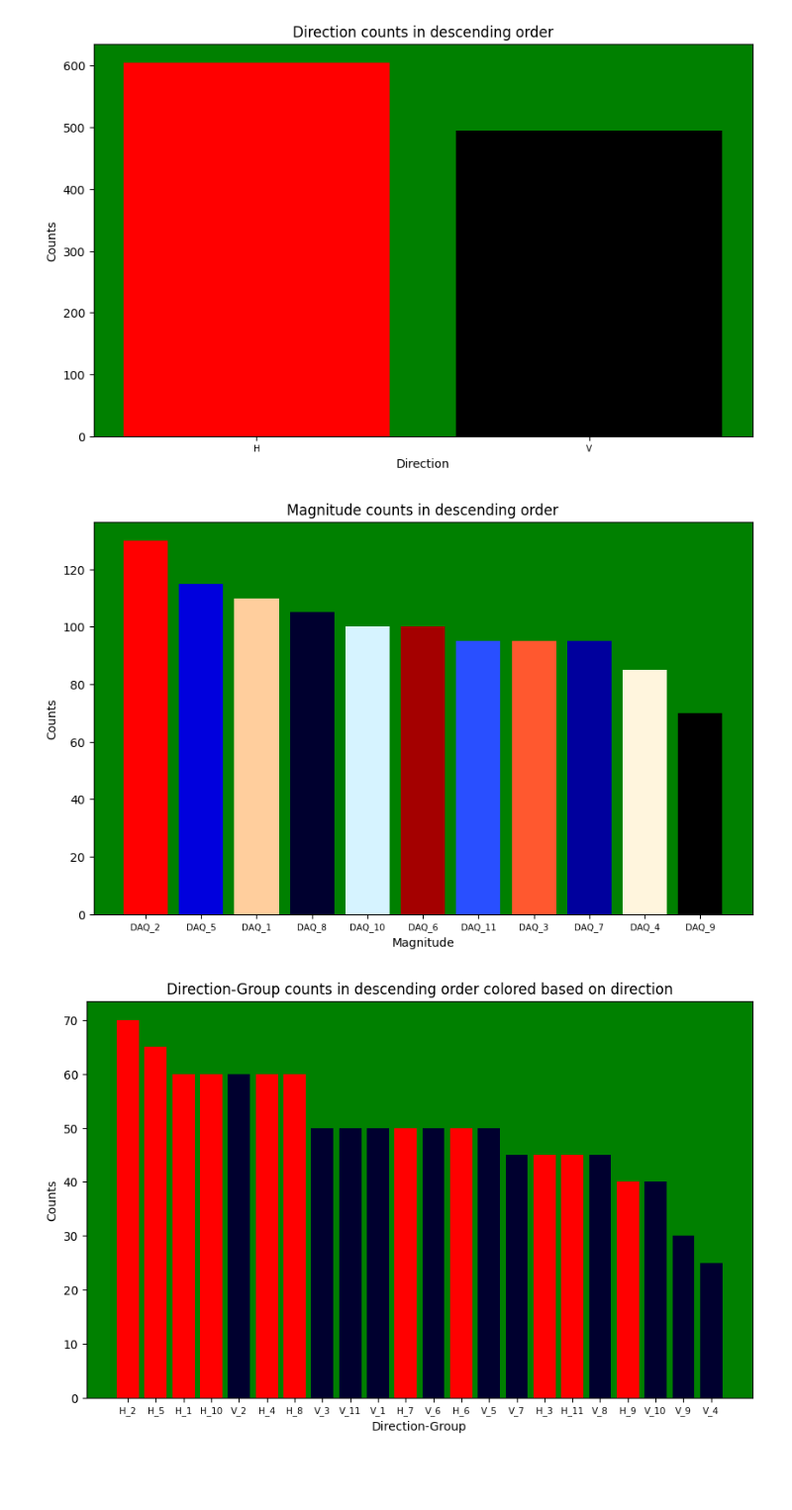
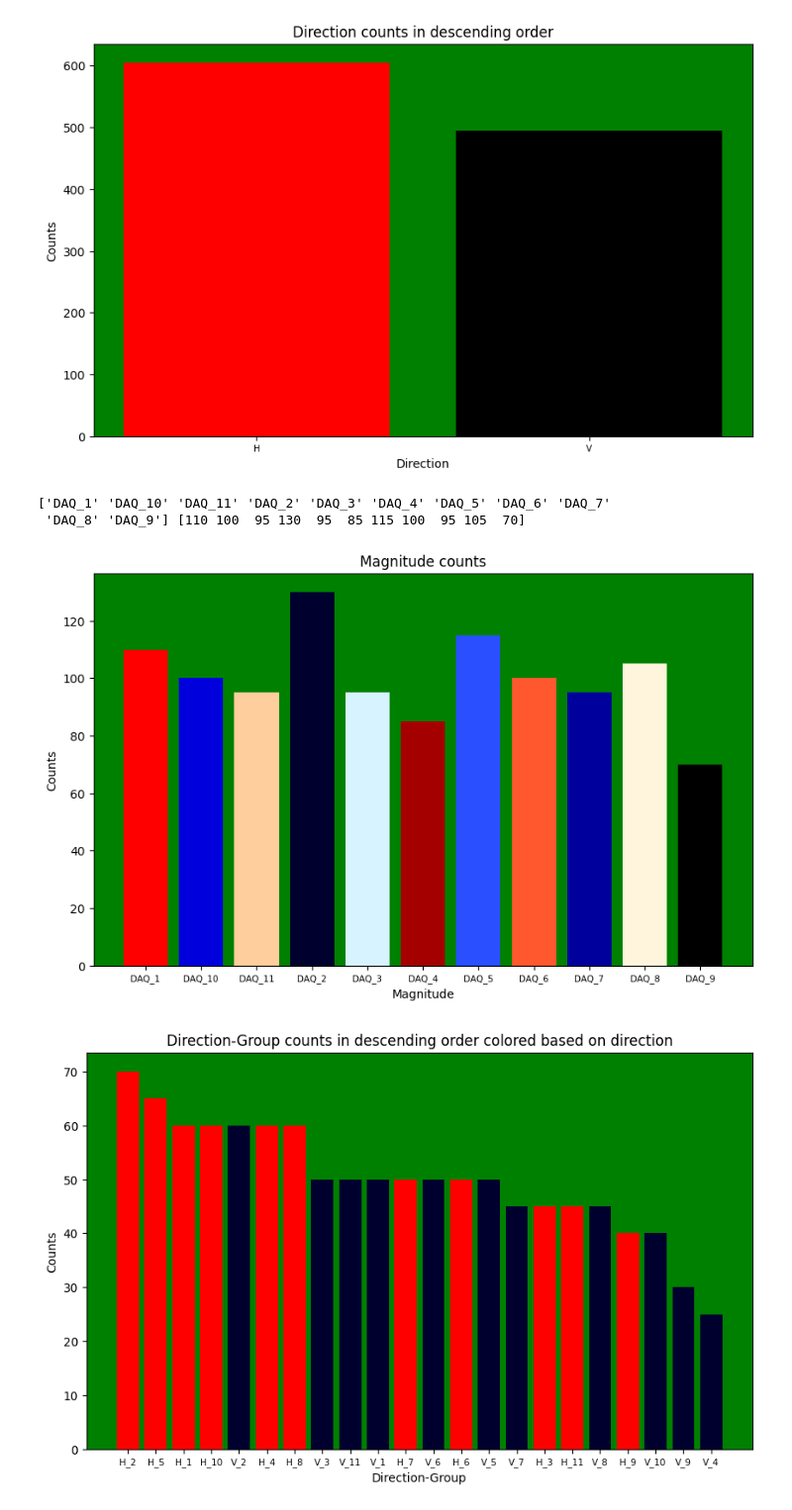
Before and after one commit to ItsKhaled/ML_Challenge, a Jupyter notebook: code/Notebook_Khaled.ipynb, the cells around one changed output. Shown at 99% size. Saved outputs shown, nothing was run; the diff lists cells and outputs as text; code cells hidden in the pictures; blank space fills up the shorter version.

```diff
--- a/code/Notebook_Khaled.ipynb
+++ b/code/Notebook_Khaled.ipynb
@@ -59,9 +65,11 @@ plot_sorted_counts(D, 'Direction', rot = 0)
 # %% [output]
 [figure]
 # %%
-plot_sorted_counts(G, 'Magnitude', rot = 0)
+plot_sorted_counts(G, 'Magnitude', rot = 0, sorted=False)
 # %% [output]
+['DAQ_1' 'DAQ_10' 'DAQ_11' 'DAQ_2' 'DAQ_3' 'DAQ_4' 'DAQ_5' 'DAQ_6' 'DAQ_7'
+ 'DAQ_8' 'DAQ_9'] [110 100  95 130  95  85 115 100  95 105  70]
-[figure, old version]
+[figure, new version]
 # %%
 newCols = pd.DataFrame()
 newCols['OneHotDirGroup'] = Xmeta['direction'] + '_' + Xmeta['group'].str.split('_').str[1]
```
Also changed, not shown: parts of 13 cells of this notebook.
